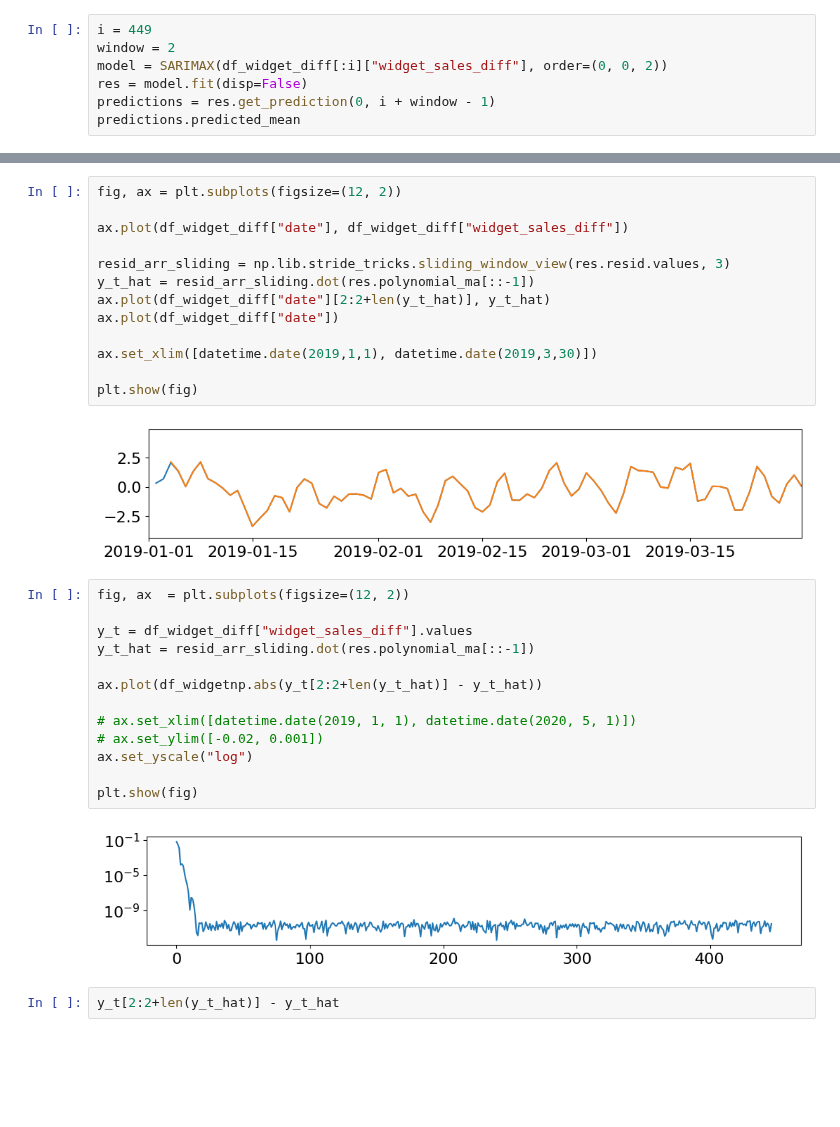
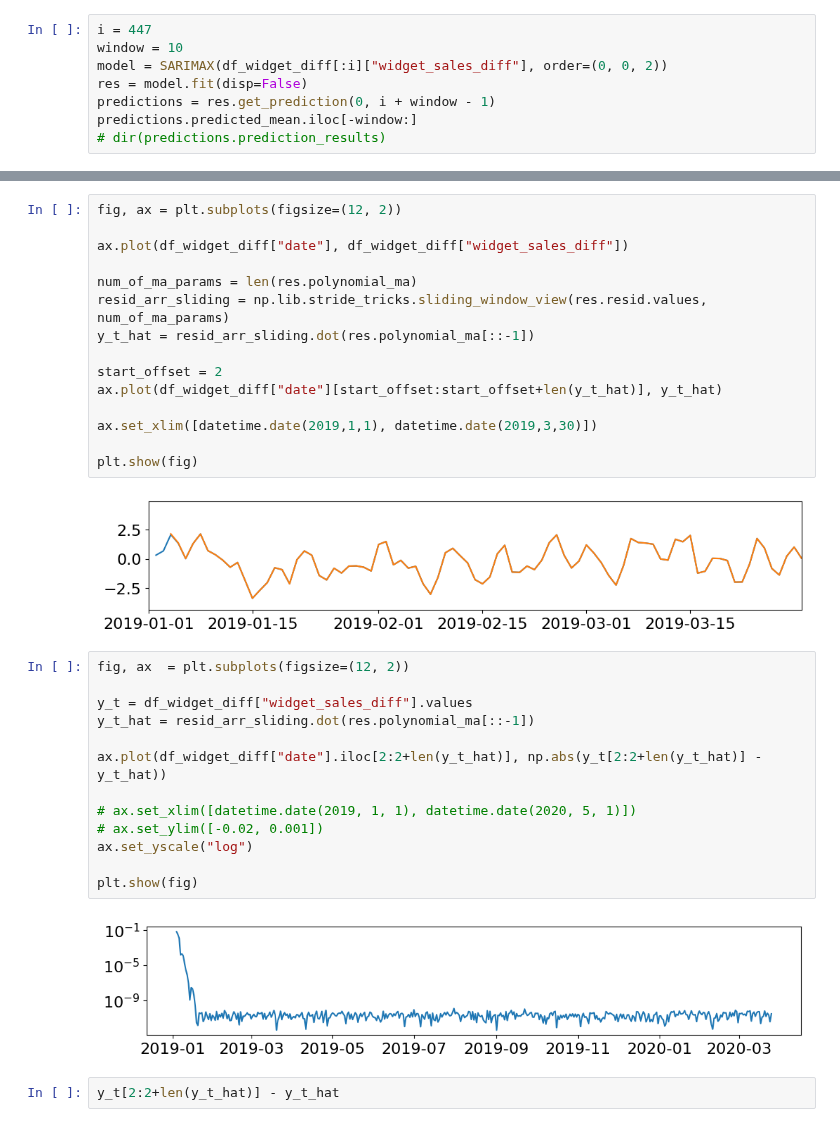
Before and after one commit to LugoBlogger/SI-201-542-forecasting-technique, a Jupyter notebook: week-04.ipynb, the cells around one changed output, grey strips where cells are left out. Drawn from its saved outputs; the diff is of its cells as text; blank space fills up the shorter version.

```diff
--- a/week-04.ipynb
+++ b/week-04.ipynb
@@ -277,10 +277,11 @@ def rolling_forecast(df: pd.DataFrame, train_len: int, horizon: int, window: int
 # %% [markdown]
 Let us explore `"MA"` method in `rolling_forecast` method
 # %%
-i = 449
-window = 2
+i = 447
+window = 10
 model = SARIMAX(df_widget_diff[:i]["widget_sales_diff"], order=(0, 0, 2))
 res = model.fit(disp=False)
 predictions = res.get_prediction(0, i + window - 1)
-predictions.predicted_mean
+predictions.predicted_mean.iloc[-window:]
+# dir(predictions.prediction_results)
 # %% [output]
@@ -320,10 +324,12 @@ fig, ax = plt.subplots(figsize=(12, 2))
 
 ax.plot(df_widget_diff["date"], df_widget_diff["widget_sales_diff"])
 
-resid_arr_sliding = np.lib.stride_tricks.sliding_window_view(res.resid.values, 3)
+num_of_ma_params = len(res.polynomial_ma)
+resid_arr_sliding = np.lib.stride_tricks.sliding_window_view(res.resid.values, num_of_ma_params)
 y_t_hat = resid_arr_sliding.dot(res.polynomial_ma[::-1])
-ax.plot(df_widget_diff["date"][2:2+len(y_t_hat)], y_t_hat)
-ax.plot(df_widget_diff["date"])
+
+start_offset = 2
+ax.plot(df_widget_diff["date"][start_offset:start_offset+len(y_t_hat)], y_t_hat)
 
 ax.set_xlim([datetime.date(2019,1,1), datetime.date(2019,3,30)])
 
@@ -333,18 +339,18 @@ plt.show(fig)
 # %%
 fig, ax  = plt.subplots(figsize=(12, 2))
 
 y_t = df_widget_diff["widget_sales_diff"].values
 y_t_hat = resid_arr_sliding.dot(res.polynomial_ma[::-1])
 
-ax.plot(df_widgetnp.abs(y_t[2:2+len(y_t_hat)] - y_t_hat))
+ax.plot(df_widget_diff["date"].iloc[2:2+len(y_t_hat)], np.abs(y_t[2:2+len(y_t_hat)] - y_t_hat))
 
 # ax.set_xlim([datetime.date(2019, 1, 1), datetime.date(2020, 5, 1)])
 # ax.set_ylim([-0.02, 0.001])
 ax.set_yscale("log")
 
 plt.show(fig)
 # %% [output]
-[figure, old version]
+[figure, new version]
 # %%
 y_t[2:2+len(y_t_hat)] - y_t_hat
 # %% [output]
```
Also changed, not shown: parts of 3 cells of this notebook, 5 other files.
